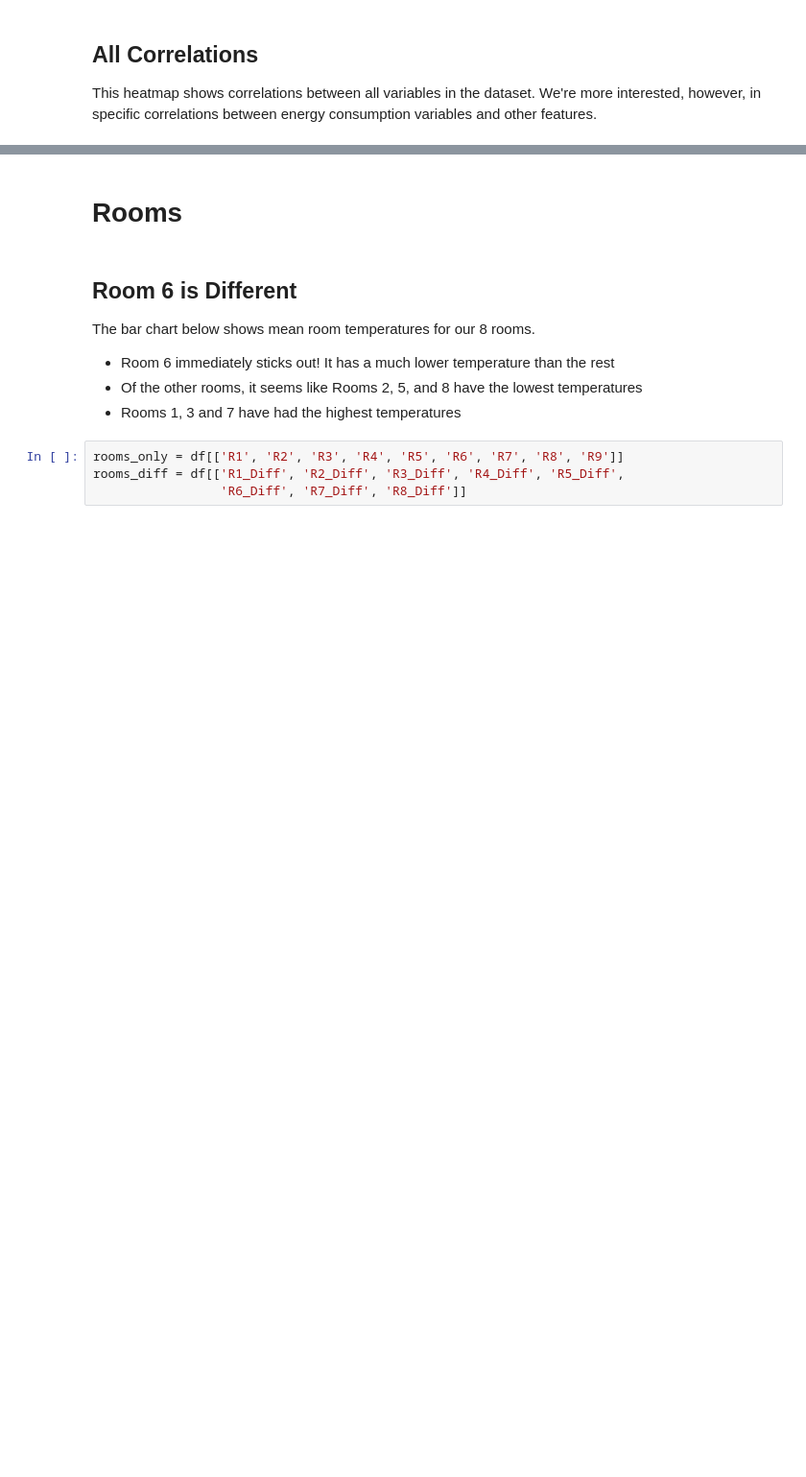
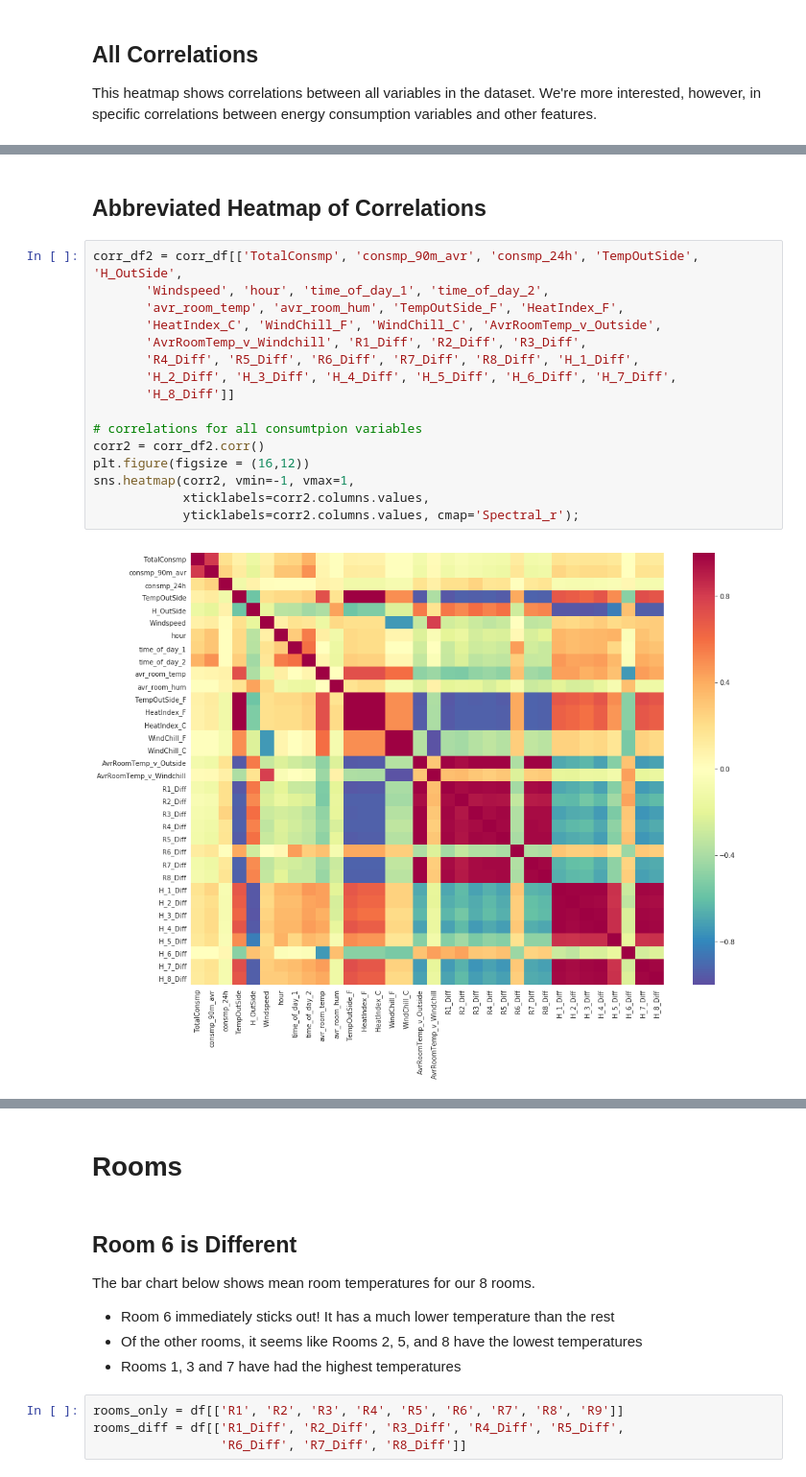
Before and after one commit to hjhuney/Energy-Consumption, a Jupyter notebook: energy_usage_analysis.ipynb, the cells around one changed output, grey strips where cells are left out. Shown at 96% size. Drawn from its saved outputs; the diff is of its cells as text; blank space fills up the shorter version.

```diff
--- a/energy_usage_analysis.ipynb
+++ b/energy_usage_analysis.ipynb
@@ -433,0 +494,20 @@ sns.heatmap(corr1.iloc[:,0:3], vmin=-1, vmax=1,
+# %% [markdown]
+## Abbreviated Heatmap of Correlations
+# %%
+corr_df2 = corr_df[['TotalConsmp', 'consmp_90m_avr', 'consmp_24h', 'TempOutSide', 'H_OutSide',
+       'Windspeed', 'hour', 'time_of_day_1', 'time_of_day_2',
+       'avr_room_temp', 'avr_room_hum', 'TempOutSide_F', 'HeatIndex_F',
+       'HeatIndex_C', 'WindChill_F', 'WindChill_C', 'AvrRoomTemp_v_Outside',
+       'AvrRoomTemp_v_Windchill', 'R1_Diff', 'R2_Diff', 'R3_Diff',
+       'R4_Diff', 'R5_Diff', 'R6_Diff', 'R7_Diff', 'R8_Diff', 'H_1_Diff',
+       'H_2_Diff', 'H_3_Diff', 'H_4_Diff', 'H_5_Diff', 'H_6_Diff', 'H_7_Diff',
+       'H_8_Diff']]
+
+# correlations for all consumtpion variables
+corr2 = corr_df2.corr()
+plt.figure(figsize = (16,12))
+sns.heatmap(corr2, vmin=-1, vmax=1,
+            xticklabels=corr2.columns.values,
+            yticklabels=corr2.columns.values, cmap='Spectral_r');
+# %% [output]
+[figure, added]
```
Also changed, not shown: parts of 59 cells of this notebook.
